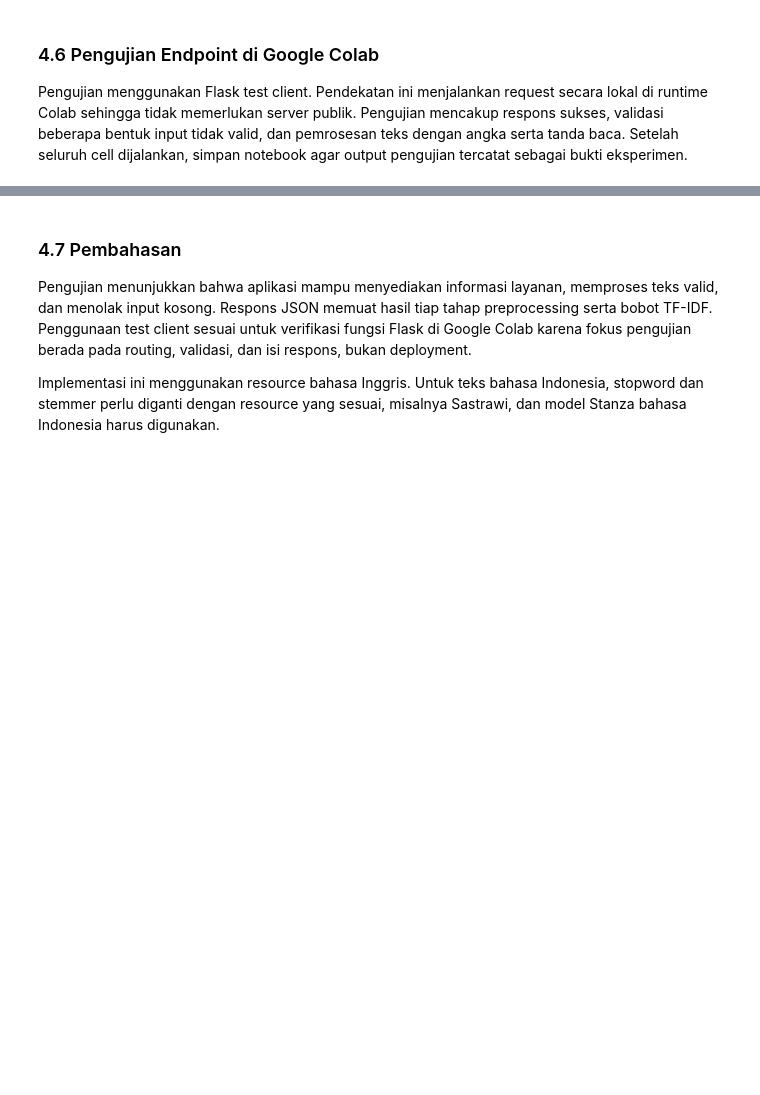
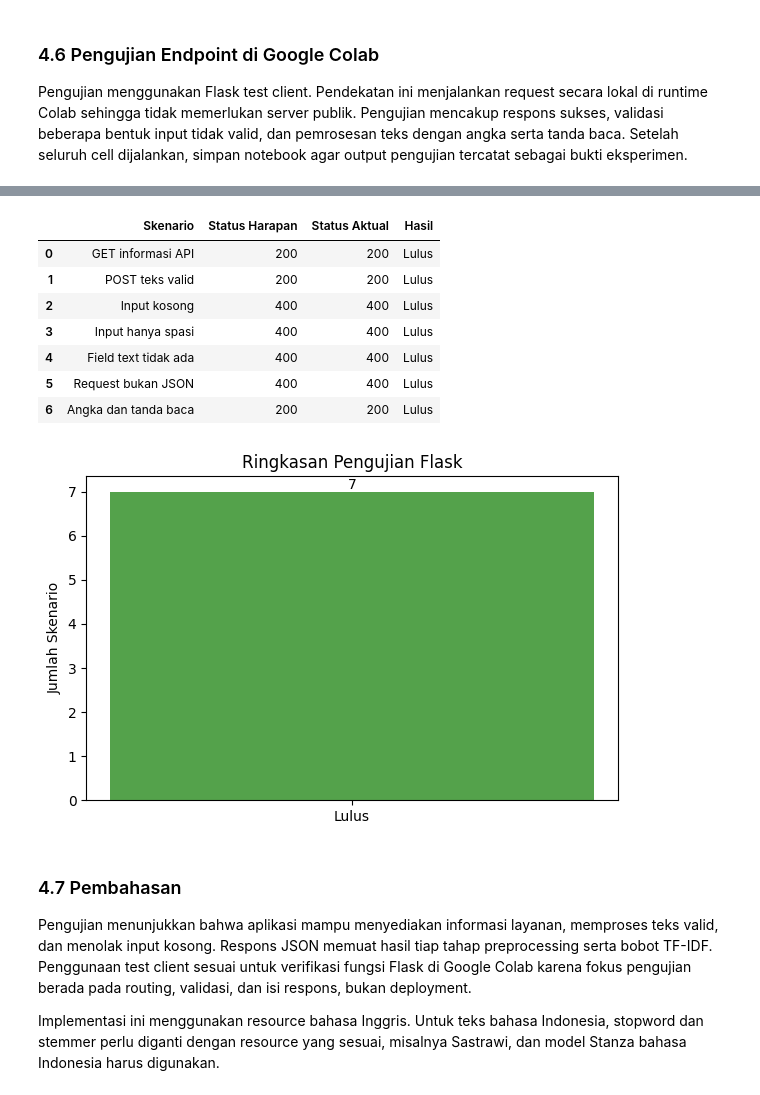
Before and after one commit to febriyansyah-id/COLLAB, a Jupyter notebook: notebooks/nlp/NLP-assignment-P03.ipynb, the cells around one changed output, grey strips where cells are left out. Cells and saved outputs as stored; diff of their text form; code cells hidden in the pictures; blank space fills up the shorter version.

```diff
--- a/notebooks/nlp/NLP-assignment-P03.ipynb
+++ b/notebooks/nlp/NLP-assignment-P03.ipynb
@@ -324,3 +512,77 @@ for i, sentence in enumerate(conclusion, 1):
+# %%
+test_results = pd.DataFrame([
+    {
+        "Skenario": "GET informasi API",
+        "Status Harapan": 200,
+        "Status Aktual": home_response.status_code,
+    },
+    {
+        "Skenario": "POST teks valid",
+        "Status Harapan": 200,
+        "Status Aktual": valid_response.status_code,
+    },
+    {
+        "Skenario": "Input kosong",
+        "Status Harapan": 400,
+        "Status Aktual": empty_response.status_code,
+    },
+    {
+        "Skenario": "Input hanya spasi",
+        "Status Harapan": 400,
+        "Status Aktual": whitespace_response.status_code,
+    },
+    {
+        "Skenario": "Field text tidak ada",
+        "Status Harapan": 400,
+        "Status Aktual": missing_field_response.status_code,
+    },
+    {
+        "Skenario": "Request bukan JSON",
+        "Status Harapan": 400,
+        "Status Aktual": non_json_response.status_code,
+    },
+    {
+        "Skenario": "Angka dan tanda baca",
+        "Status Harapan": 200,
+        "Status Aktual": punctuation_response.status_code,
+    },
+])
+
+test_results["Hasil"] = test_results.apply(
+    lambda row: (
+        "Lulus"
+        if row["Status Harapan"] == row["Status Aktual"]
+        else "Gagal"
+    ),
+    axis=1,
+)
+
+display(test_results)
+
+summary = test_results["Hasil"].value_counts()
+
+plt.figure(figsize=(6, 4))
+colors = [
+    "#54A24B" if label == "Lulus" else "#E45756"
+    for label in summary.index
+]
+
+bars = plt.bar(summary.index, summary.values, color=colors)
+plt.title("Ringkasan Pengujian Flask")
+plt.ylabel("Jumlah Skenario")
+plt.bar_label(bars)
+plt.tight_layout()
+plt.show()
+# %% [output]
+|  | Skenario | Status Harapan | Status Aktual | Hasil |
+| 0 | GET informasi API | 200 | 200 | Lulus |
+| 1 | POST teks valid | 200 | 200 | Lulus |
+| 2 | Input kosong | 400 | 400 | Lulus |
+| 3 | Input hanya spasi | 400 | 400 | Lulus |
+| 4 | Field text tidak ada | 400 | 400 | Lulus |
+| 5 | Request bukan JSON | 400 | 400 | Lulus |
+| 6 | Angka dan tanda baca | 200 | 200 | Lulus |
+[figure, added]
 # %% [markdown]
 ### 4.7 Pembahasan
 
```
Also changed, not shown: parts of 14 cells of this notebook.
